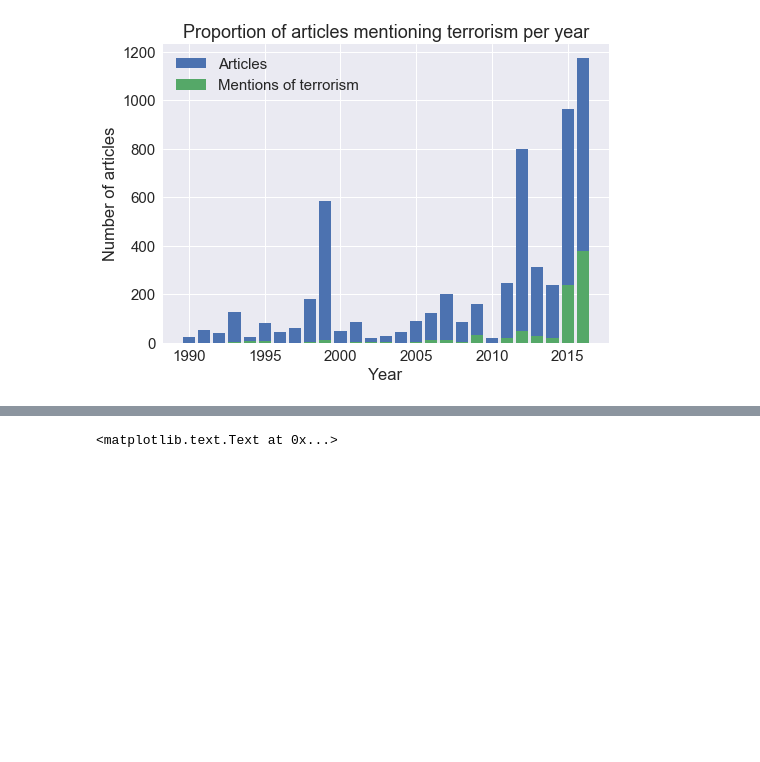
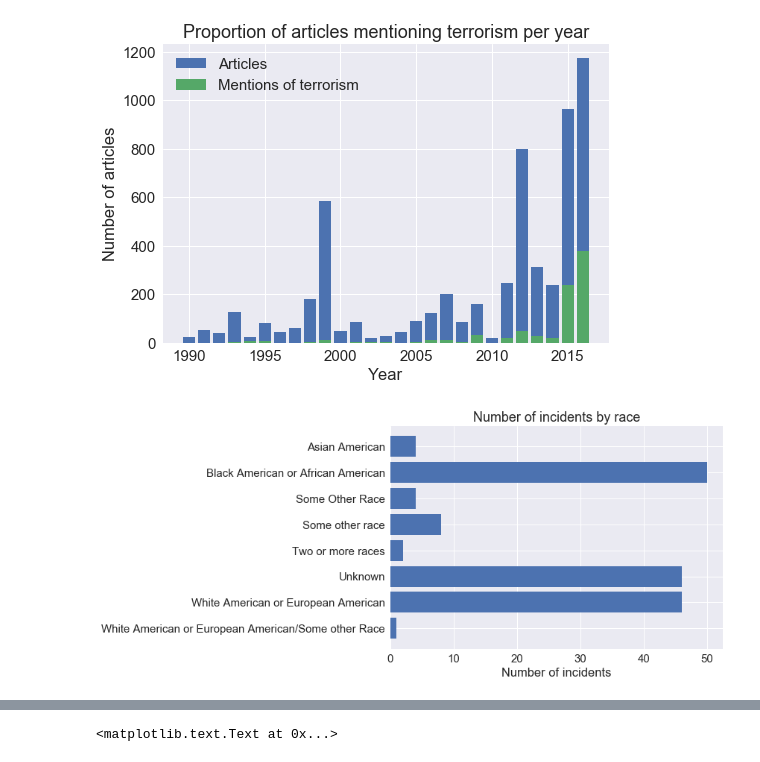
Before and after one commit to dallascard/terrorism, a Jupyter notebook: explore_articles.ipynb, the cells around one changed output, grey strips where cells are left out. Drawn from its saved outputs; the diff is of its cells as text; code cells hidden in the pictures; blank space fills up the shorter version.

Commit message:
more plots

```diff
--- a/explore_articles.ipynb
+++ b/explore_articles.ipynb
@@ -21,7 +21,7 @@ output_dir = './data/msa/'
 msa_df = pd.read_csv(spreadsheet_file, header=0)
 # %%
 msa_descriptions = []
-df = pd.DataFrame(columns=['caseid', 'title', 'date', 'year', 'civilian_fatalities', 'enforcement_fatalities', 'n_fatalities', 'n_victims', 'n_articles', 'lat', 'long'])
+df = pd.DataFrame(columns=['caseid', 'title', 'date', 'year', 'civilian_fatalities', 'enforcement_fatalities', 'n_fatalities', 'n_victims', 'n_articles', 'lat', 'long', 'race'])
 articles = []
 to_save = []
 
@@ -74,7 +74,7 @@ for index in msa_df.index:
     input_dir = os.path.join(data_dir, str(caseid) + '_' + '_'.join(name.split()))
     if os.path.exists(input_dir):
         n_articles = len(glob.glob(os.path.join(input_dir, 'partition', '1', '1', '*.txt')))
-        df.loc[index] = [caseid, title, date, year, civilian_fatalities, enforcement_fatalities, n_fatalities, n_victims, n_articles, lat, long]
+        df.loc[index] = [caseid, title, date, year, civilian_fatalities, enforcement_fatalities, n_fatalities, n_victims, n_articles, lat, long, race]
         metadata = fh.read_json(os.path.join(input_dir, 'metadata', 'metadata.json'))
         for article_name in metadata:
             fulldate = metadata[article_name]['fulldate']
@@ -310,3 +310,18 @@ ax.set_title('Proportion of articles mentioning terrorism per year')
 # %% [output]
 <matplotlib.text.Text at 0x...>
 [figure]
+# %%
+grouped = df[df.year > 2014].groupby('race')
+summed_by_race = grouped.aggregate(np.sum)
+summed_by_race.sort_index()
+races = list(summed_by_race.index)
+fig, ax = plt.subplots()
+yticks = list(range(len(races)))
+yticks.reverse()
+ax.barh(yticks, width=summed_by_race.n_incidents)
+ax.set_yticks(yticks)
+ax.set_yticklabels(races)
+ax.set_xlabel('Number of incidents')
+ax.set_title('Number of incidents by race');
+# %% [output]
+[figure, added]
```
Also changed, not shown: parts of 1 cell of this notebook.
